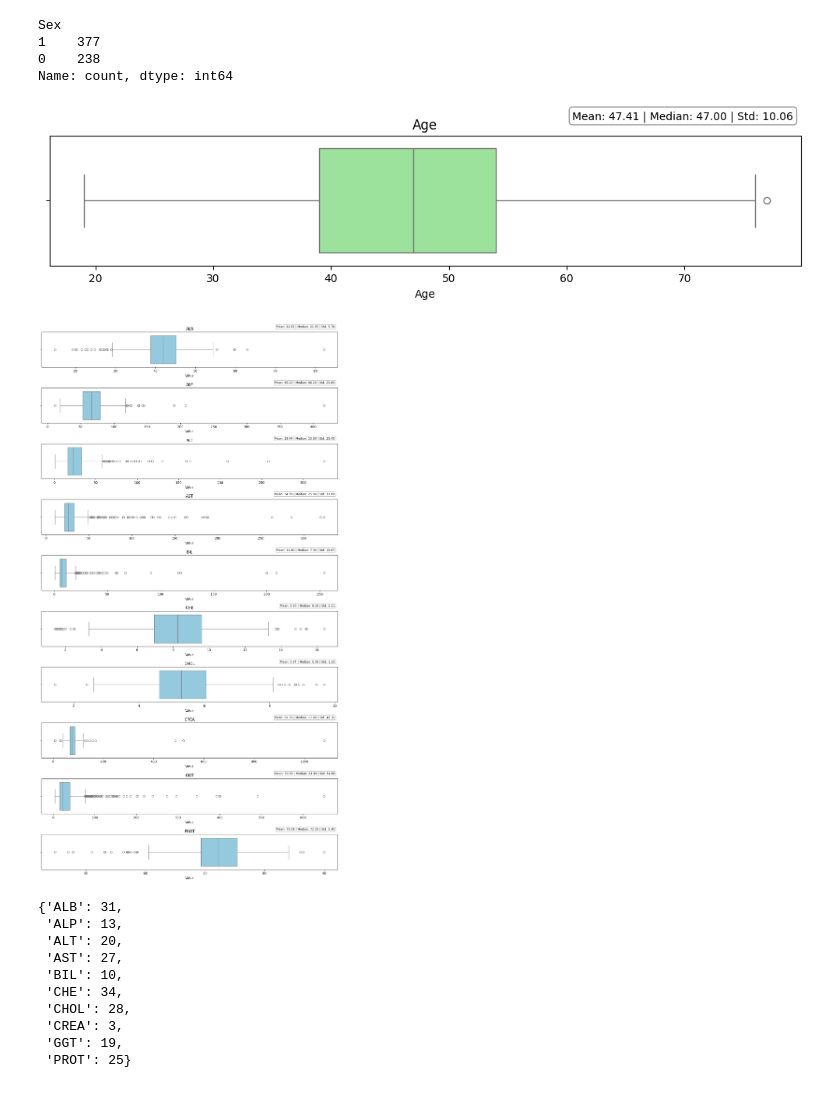
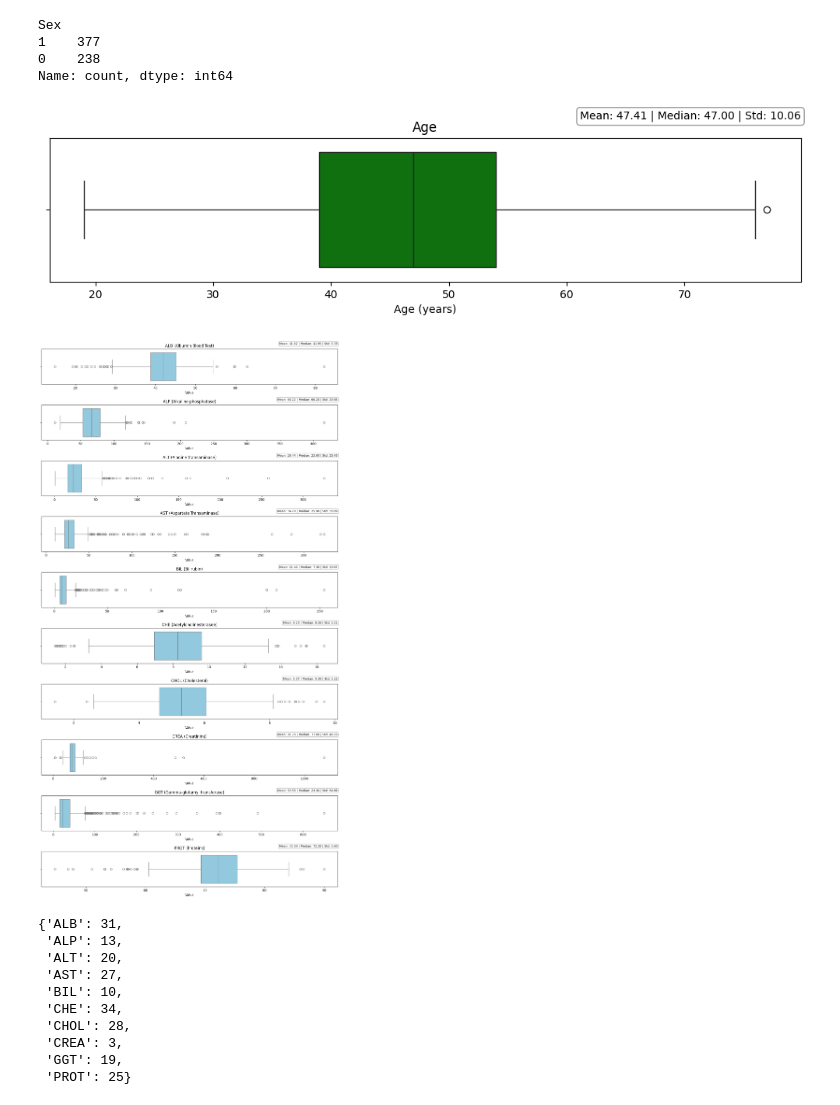
Before and after one commit to EdwardX29/CMSC320_Project, a Jupyter notebook: 320_project_checkpoint_2.ipynb, the cells around one changed output. Cells and saved outputs as stored; diff of their text form; code cells hidden in the pictures.

```diff
--- a/320_project_checkpoint_2.ipynb
+++ b/320_project_checkpoint_2.ipynb
@@ -105,7 +108,7 @@ df['ALB'] = df['ALB'].fillna(df['ALB'].median())
 df['ALP'] = df['ALP'].fillna(df['ALP'].median())
 df['ALT'] = df['ALT'].fillna(df['ALT'].median())
 df['CHOL'] = df['CHOL'].fillna(df['CHOL'].median())
-df['PROT'] = df['PROT'].fillna(df['PROT'].mean())
+df['PROT'] = df['PROT'].fillna(df['PROT'].median())
 
 df.isna().sum()
 # %% [output]
@@ -153,45 +156,56 @@ Sex
 0    238
 Name: count, dtype: int64
 # %%
-# Box-and-whisker plot for Age with summary memo
-plt.figure(figsize=(10, 2.8))
-ax = sns.boxplot(x=df["Age"], color="lightgreen")
+# To start exploring our data, we can make a Box-and-whisker plot for Age with summary statistics
+plt.figure(figsize=(10, 3))
+ax = sns.boxplot(x=df["Age"], color="green")
 
 age_mean = df["Age"].mean()
 age_median = df["Age"].median()
 age_std = df["Age"].std()
-memo = f"Mean: {age_mean:.2f} | Median: {age_median:.2f} | Std: {age_std:.2f}"
+summary = f"Mean: {age_mean:.2f} | Median: {age_median:.2f} | Std: {age_std:.2f}"
 
 ax.set_title("Age")
-ax.set_xlabel("Age")
-ax.text(0.99, 1.15, memo, transform=ax.transAxes, ha="right", va="center", fontsize=10,
+ax.set_xlabel("Age (years)")
+ax.text(1, 1.15, summary, transform=ax.transAxes, ha="right", va="center", fontsize=10,
         bbox=dict(boxstyle="round,pad=0.3", facecolor="white", alpha=0.8, edgecolor="gray"))
 
 plt.tight_layout()
 plt.show()
 # %% [output]
-[figure, old version]
+[figure, new version]
 # %%
-# Horizontal box-and-whisker plots for laboratory attributes (5-14), one per row, with summary memo
-lab_cols = ["ALB", "ALP", "ALT", "AST", "BIL", "CHE", "CHOL", "CREA", "GGT", "PROT"]
+# Now, we can do the same for all of the laboratory attributes (box and whisker plots)
+lab_features = ["ALB", "ALP", "ALT", "AST", "BIL", "CHE", "CHOL", "CREA", "GGT", "PROT"]
+lab_details = [
+    "Albumin Blood Test",
+    "Alkaline phosphatase",
+    "Alanine Transaminase",
+    "Aspartate Transaminase",
+    "Bilirubin",
+    "Acetylcholinesterasee",
+    "Cholesterol",
+    "Creatinine",
+    "Gamma-glutamyl transferase",
+    "Proteins"]
 
-fig, axes = plt.subplots(len(lab_cols), 1, figsize=(13, 2.4 * len(lab_cols)))
+fig, axes = plt.subplots(len(lab_features), 1, figsize=(13, 2.4 * len(lab_features)))
 
-for i, col in enumerate(lab_cols):
+for i, (col, detail) in enumerate(zip(lab_features, lab_details)):
     series = df[col].dropna()
     mean = series.mean()
     median = series.median()
     std = series.std()
-    memo = f"Mean: {mean:.2f} | Median: {median:.2f} | Std: {std:.2f}"
+    summary = f"Mean: {mean:.2f} | Median: {median:.2f} | Std: {std:.2f}"
 
     sns.boxplot(x=series, ax=axes[i], color="skyblue")
-    axes[i].set_title(col)
+    axes[i].set_title(f"{col} ({detail})")
     axes[i].set_xlabel("Value")
-    axes[i].text(0.99, 1.15, memo, transform=axes[i].transAxes, ha="right", va="center", fontsize=9,
+    axes[i].text(1, 1.15, summary, transform=axes[i].transAxes, ha="right", va="center", fontsize=9,
                  bbox=dict(boxstyle="round,pad=0.25", facecolor="white", alpha=0.8, edgecolor="gray"))
 
 plt.tight_layout()
 plt.show()
 # %% [output]
-[figure, old version]
+[figure, new version]
 # %%
```
Also changed, not shown: parts of 20 cells of this notebook.
